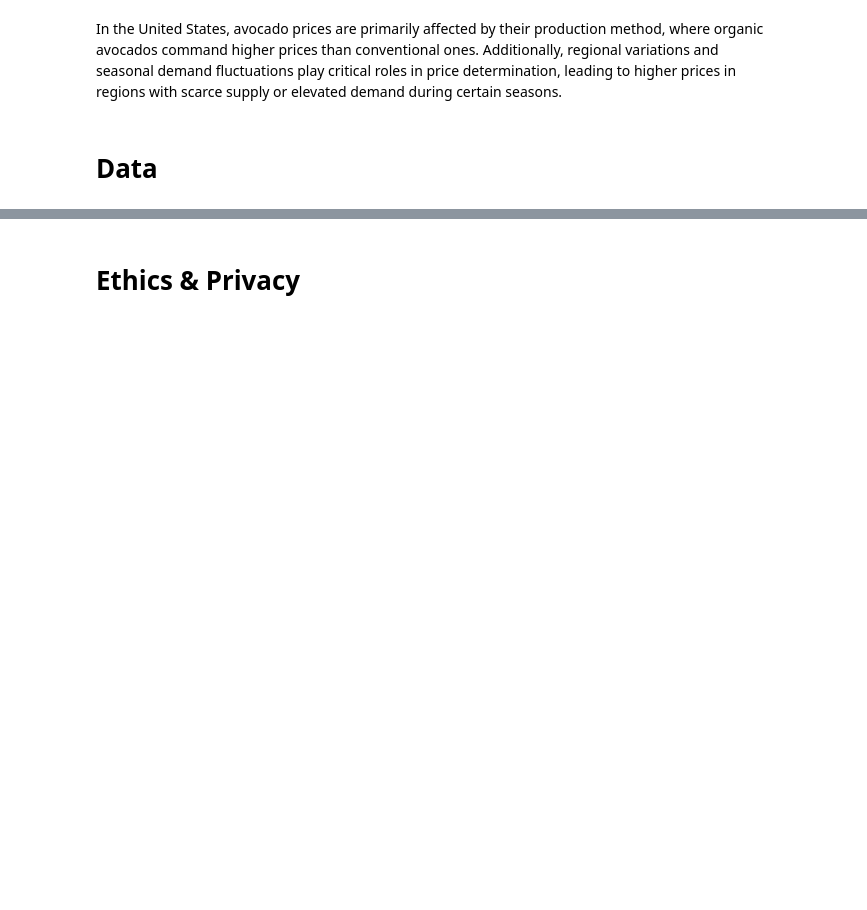
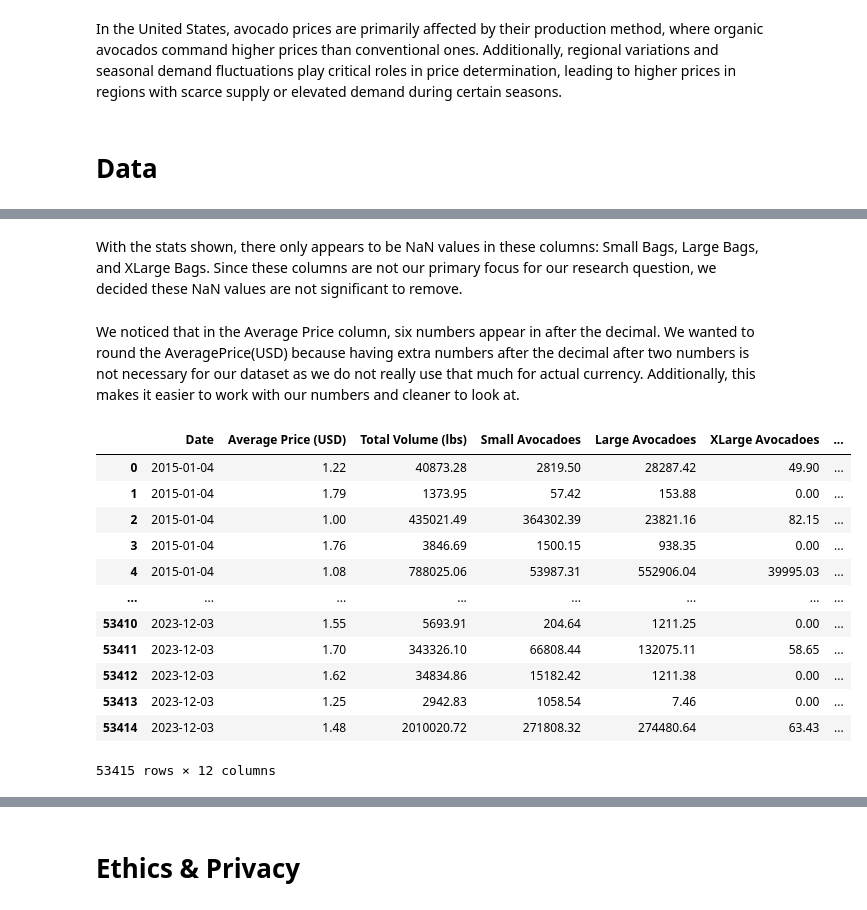
Before and after one commit to COGS108/Group043_WI24, a Jupyter notebook: DataCheckpoint_Group043_WI24.ipynb, the cells around one changed output, grey strips where cells are left out. Drawn from its saved outputs; the diff is of its cells as text; code cells hidden in the pictures; blank space fills up the shorter version.

```diff
--- a/DataCheckpoint_Group043_WI24.ipynb
+++ b/DataCheckpoint_Group043_WI24.ipynb
@@ -70,0 +156,21 @@ This dataset provides comprehensive data on Hass avocado sales, sourced from the
+# %% [markdown]
+With the stats shown, there only appears to be NaN values in these columns: Small Bags, Large Bags, and XLarge Bags. Since these columns are not our primary focus for our research question, we decided these NaN values are not significant to remove.
+# %% [markdown]
+We noticed that in the Average Price column, six numbers appear in after the decimal. We wanted to round the AveragePrice(USD) because having extra numbers after the decimal after two numbers is not necessary for our dataset as we do not really use that much for actual currency. Additionally, this makes it easier to work with our numbers and cleaner to look at.
+# %%
+df = df.round({'Average Price (USD)':2})
+df
+# %% [output]
+|  | Date | Average Price (USD) | Total Volume (lbs) | Small Avocadoes | Large Avocadoes | XLarge Avocadoes | ... |
+| 0 | 2015-01-04 | 1.22 | 40873.28 | 2819.50 | 28287.42 | 49.90 | ... |
+| 1 | 2015-01-04 | 1.79 | 1373.95 | 57.42 | 153.88 | 0.00 | ... |
+| 2 | 2015-01-04 | 1.00 | 435021.49 | 364302.39 | 23821.16 | 82.15 | ... |
+| 3 | 2015-01-04 | 1.76 | 3846.69 | 1500.15 | 938.35 | 0.00 | ... |
+| 4 | 2015-01-04 | 1.08 | 788025.06 | 53987.31 | 552906.04 | 39995.03 | ... |
+| ... | ... | ... | ... | ... | ... | ... | ... |
+| 53410 | 2023-12-03 | 1.55 | 5693.91 | 204.64 | 1211.25 | 0.00 | ... |
+| 53411 | 2023-12-03 | 1.70 | 343326.10 | 66808.44 | 132075.11 | 58.65 | ... |
+| 53412 | 2023-12-03 | 1.62 | 34834.86 | 15182.42 | 1211.38 | 0.00 | ... |
+| 53413 | 2023-12-03 | 1.25 | 2942.83 | 1058.54 | 7.46 | 0.00 | ... |
+| 53414 | 2023-12-03 | 1.48 | 2010020.72 | 271808.32 | 274480.64 | 63.43 | ... |
+53415 rows × 12 columns
```
Also changed, not shown: parts of 18 cells of this notebook.
